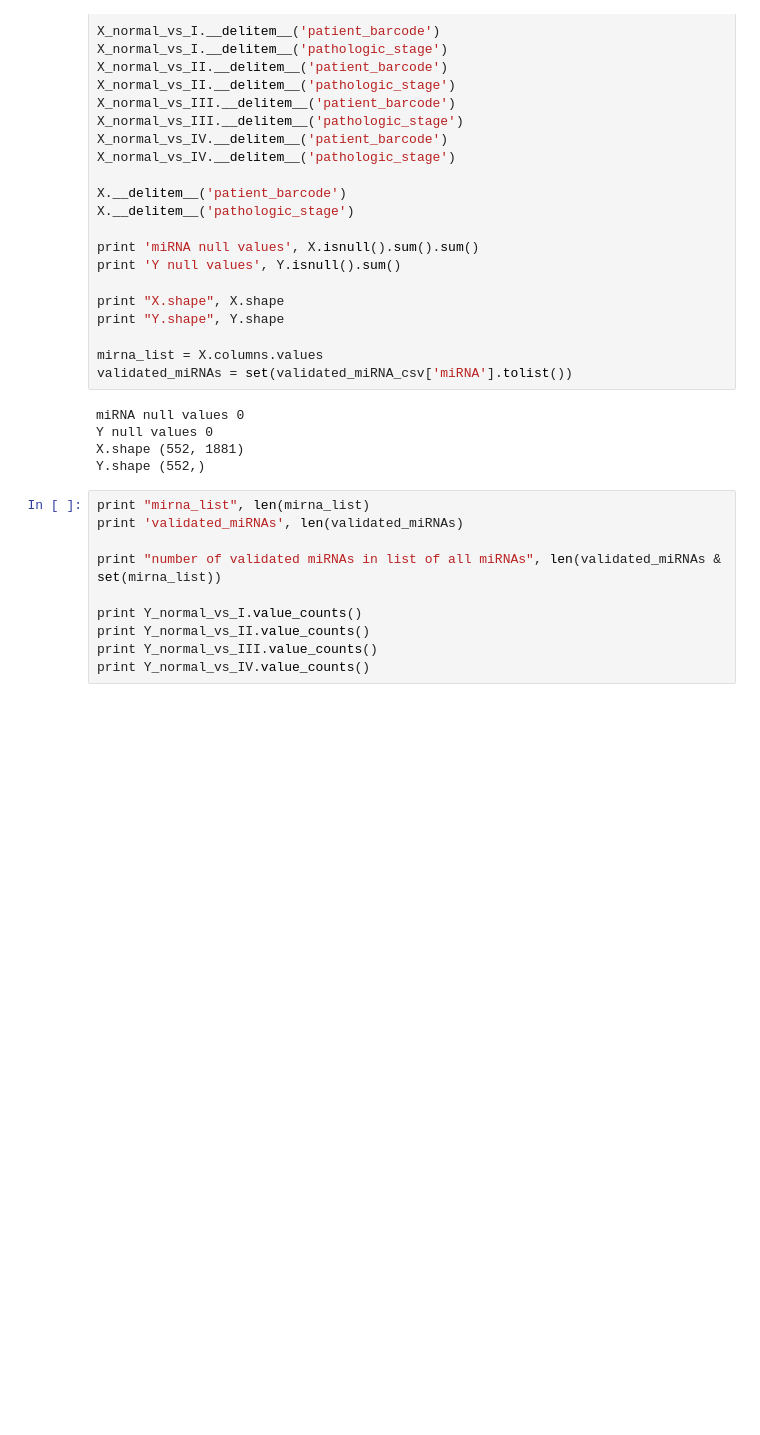
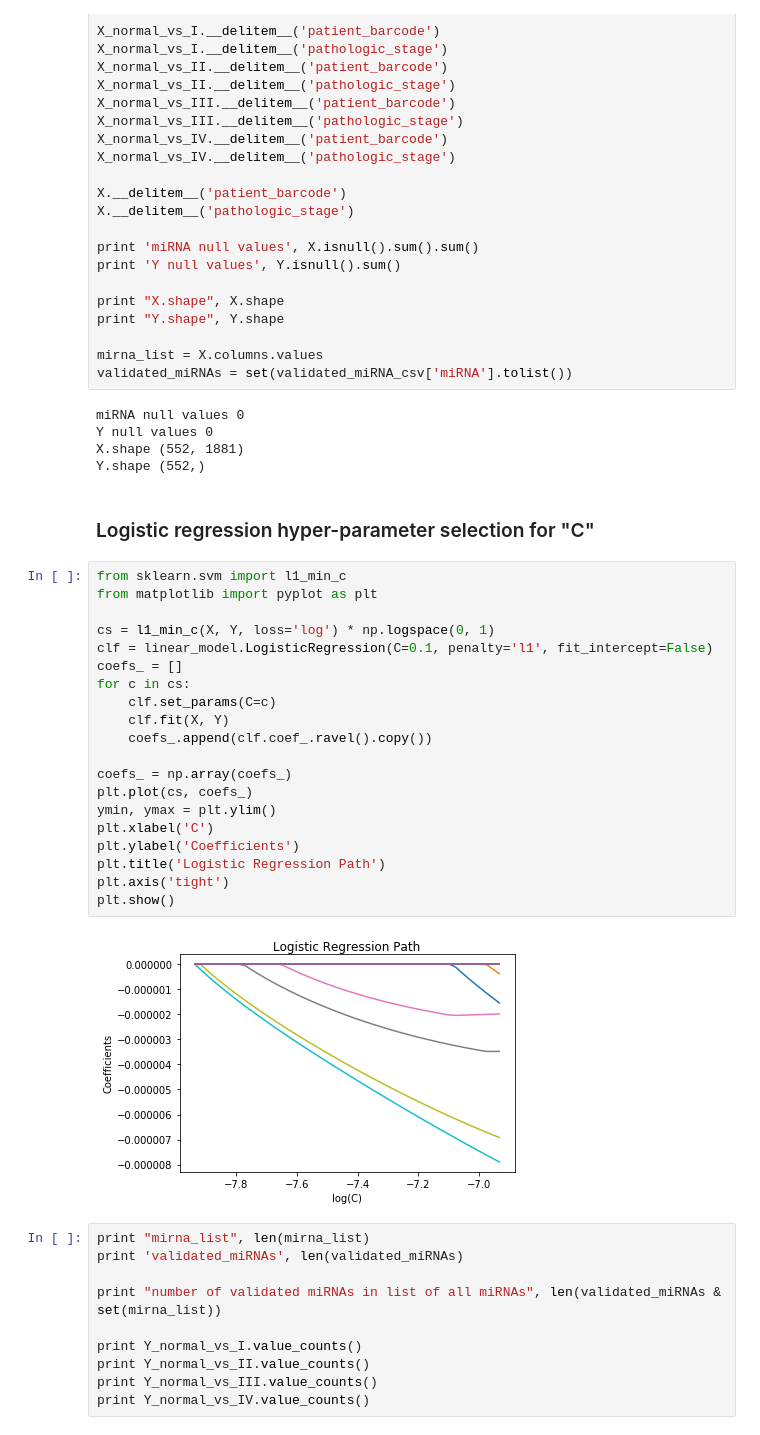
Before and after one commit to JonnyTran/microRNA-Lung-Cancer-Associations, a Jupyter notebook: notebooks/stages_vs_normal-Logit.ipynb, the cells around one changed output. Saved outputs shown, nothing was run; the diff lists cells and outputs as text; blank space fills up the shorter version.

Commit message:
Adding hyper-parameter selection to logit

```diff
--- a/notebooks/stages_vs_normal-Logit.ipynb
+++ b/notebooks/stages_vs_normal-Logit.ipynb
@@ -81,6 +81,30 @@ miRNA null values 0
 Y null values 0
 X.shape (552, 1881)
 Y.shape (552,)
+# %% [markdown]
+### Logistic regression hyper-parameter selection for "C"
+# %%
+from sklearn.svm import l1_min_c
+from matplotlib import pyplot as plt
+
+cs = l1_min_c(X, Y, loss='log') * np.logspace(0, 1)
+clf = linear_model.LogisticRegression(C=0.1, penalty='l1', fit_intercept=False)
+coefs_ = []
+for c in cs:
+    clf.set_params(C=c)
+    clf.fit(X, Y)
+    coefs_.append(clf.coef_.ravel().copy())
+
+coefs_ = np.array(coefs_)
+plt.plot(cs, coefs_)
+ymin, ymax = plt.ylim()
+plt.xlabel('C')
+plt.ylabel('Coefficients')
+plt.title('Logistic Regression Path')
+plt.axis('tight')
+plt.show()
+# %% [output]
+[figure, added]
 # %%
 print "mirna_list", len(mirna_list)
 print 'validated_miRNAs', len(validated_miRNAs)
```
Also changed, not shown: parts of 5 cells of this notebook.
